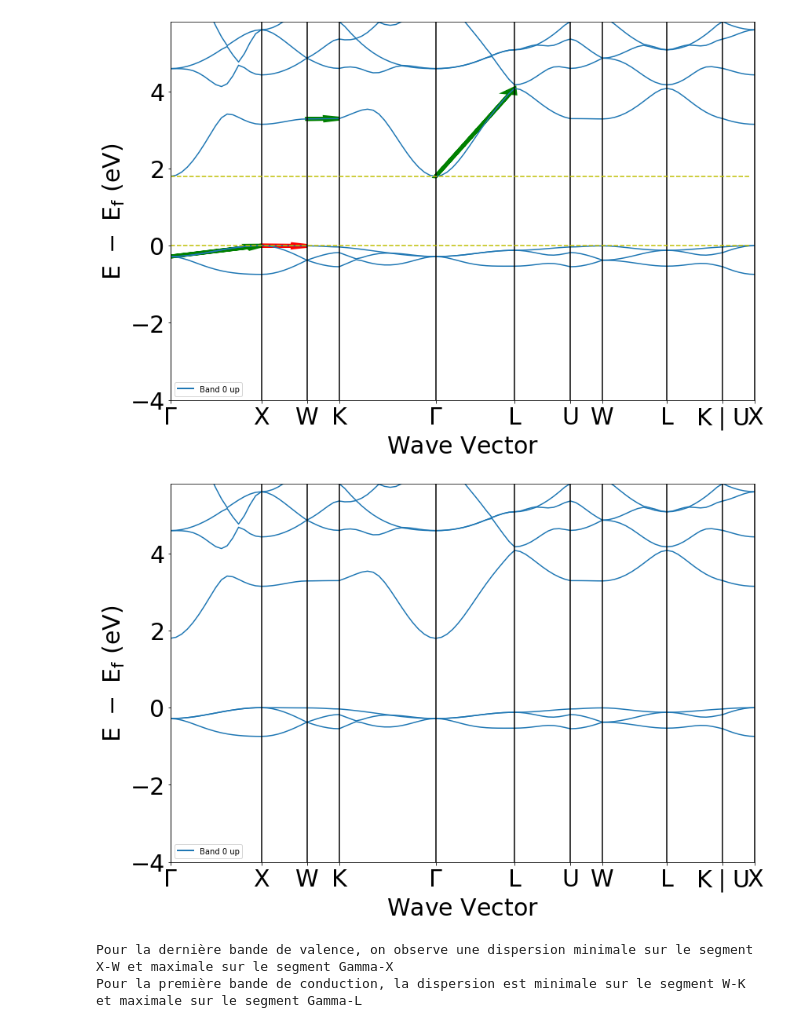
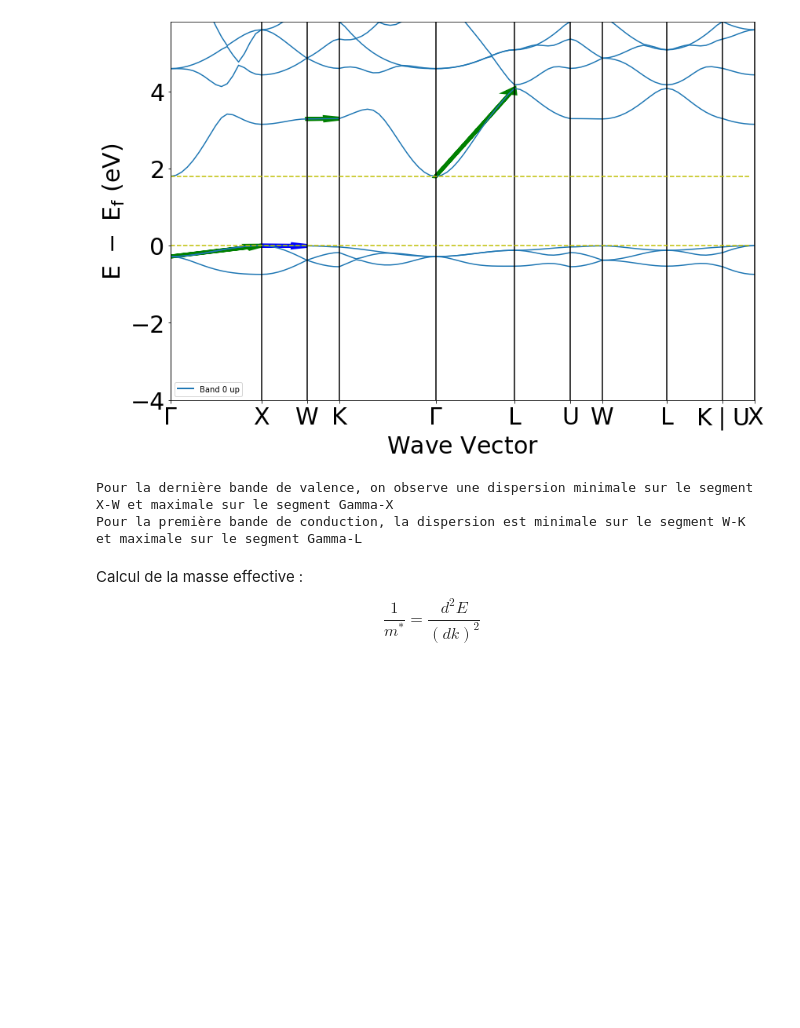
Before and after one commit to Antoine994/lmapr1492, a Jupyter notebook: el_bands.ipynb, the cells around one changed output. Saved outputs shown, nothing was run; the diff lists cells and outputs as text; code cells hidden in the pictures; blank space fills up the shorter version.

```diff
--- a/el_bands.ipynb
+++ b/el_bands.ipynb
@@ -37,35 +41,32 @@ Affichage de la zone de Brillouin
 # %%
 # Dispersion
 
+# La dispersion peut être déterminée en regardant la pente de l'énergie de bande
+# par rapport au vecteur d'onde k
+# Nous trouvons les directions de plus grandes/plus faibles dispersion en considérant
+# la moyenne de la pente de l'énergie dans une direction donnée, soit sur un segment de la zone de Brillouin
+
+# Données utilisées (dans ce cadre et dans le calcul de la masse effective)
 data = plotter.bs_plot_data()
 all_dist = data['distances']
 E_bands = data['energy']['1']
-# We store absolute values of displacement, energy and informations to show
+# Indices des bandes de valence et de conduction
+band_v = 11 # indices entre 0 et b_struct.nb_bands-1=95
+band_c = 12
+# Stockage des pentes recherchées
 dist_in_k = np.array([])
-E_val = np.array([])
-E_cond = np.array([])
 slope_seg_v = {"min_slope" : [None, 0, 0, 0, 0], "max_slope" : [0, 0, 0, 0, 0]} # slope + start_coord (k, E) + increase (dk, dE)
 slope_seg_c = {"min_slope" : [None, 0, 0, 0, 0], "max_slope" : [0, 0, 0, 0, 0]}
-# Index of the bands
-band_v = 11 # max index is b_struct.nb_bands-1=95
-band_c = 12
-# Loop and store values of E_cond and E_val
-label_ind = 0
-for part in range(len(all_dist)) :#nombre de frontières de chemin
-    # Retrieve from data
+# Boucle sur les domaines et mise à jour des valeurs de pente
+for part in range(len(all_dist)):
     k = all_dist[part]
     E_v = E_bands[part][band_v]
     E_c = E_bands[part][band_c]
-    #while label_ind+1 < len(labels) and labels[label_ind+1]==labels[label_ind+1]:
-    #    label_ind += 1
-    k_lim = (k[0], k[-1])
-    # Numerical calculation of the derivatives
+    # Calcul numérique des dérivées moyennes
     i = np.arange(len(k)-1)
     dist_in_k = np.hstack((dist_in_k, k[i]))
     der1_val =  (E_v[i+1]-E_v[i])/(k[i+1]-k[i])
     der1_cond = (E_c[i+1]-E_c[i])/(k[i+1]-k[i])
-    E_val =  np.hstack(( E_val,  E_v[i] ))
-    E_cond = np.hstack(( E_cond, E_c[i] ))
     # Undate mean slope
     mean_d_v = sum(der1_val)/(len(k)-1)
     mean_d_c = sum(der1_cond)/(len(k)-1)
@@ -80,23 +81,24 @@ for part in range(len(all_dist)) :#nombre de frontières de chemin
 # %%
 # On reprend la figure précédente et on montre les directions de plus grandes pentes.
 base_plot = plotter.get_plot(zero_to_efermi=True, ylim=None)
 for items_list in [slope_seg_v["min_slope"], slope_seg_v["max_slope"], slope_seg_c["min_slope"], slope_seg_c["max_slope"]]:
-    if items_list[0] >= 0:
+    if items_list[0] >= 0: # pentes positives représentée en vert
         c = 'g'
-    else:
-        c = 'r'
+    else:                 # négatives en bleu
+        c = 'b'
     plt.arrow(x=items_list[1], y=items_list[2], dx=items_list[3], dy=items_list[4], color=c, linewidth=5, head_width=0.08, length_includes_head=True)
 
-# On montre aussi le gap d'énergie, pour pouvoir mieux distinguer la position des extrema
+# On montre aussi le gap d'énergie, pour pouvoir mieux distinguer la position des extrema (utilisées dans la partie suivante)
 plt.plot([0, dist_in_k[-1]], [0, 0], "y--")
 plt.plot([0, dist_in_k[-1]], [1.7961, 1.7961], "y--")
-plotter.show()
+plt.show()
 print("Pour la dernière bande de valence, on observe une dispersion minimale sur le segment X-W et maximale sur le segment Gamma-X")
 print("Pour la première bande de conduction, la dispersion est minimale sur le segment W-K et maximale sur le segment Gamma-L")
 # %% [output]
-[figure, old version]
+[figure, new version]
-[figure, removed]
 Pour la dernière bande de valence, on observe une dispersion minimale sur le segment X-W et maximale sur le segment Gamma-X
 Pour la première bande de conduction, la dispersion est minimale sur le segment W-K et maximale sur le segment Gamma-L
+# %% [markdown]
+Calcul de la masse effective : $$\frac{1}{m^*} = \frac{d^2 E}{(dk)^2}$$
 # %%
 # La masse est calculée sur les extréma, soit lorsque la dispersion est minimale.
```
Also changed, not shown: parts of 4 cells of this notebook, 5 other files.
